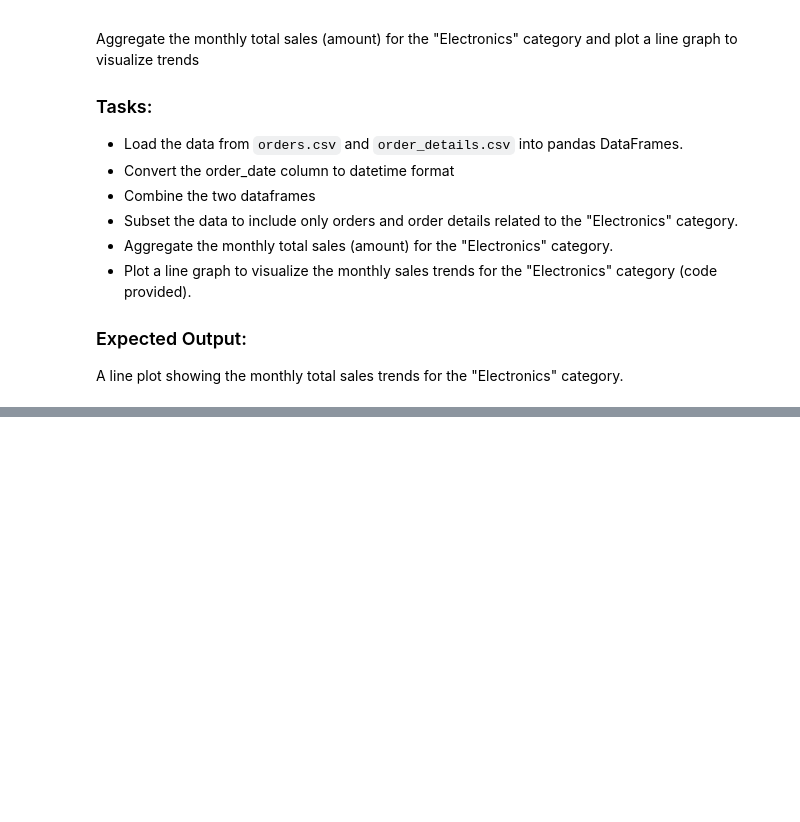
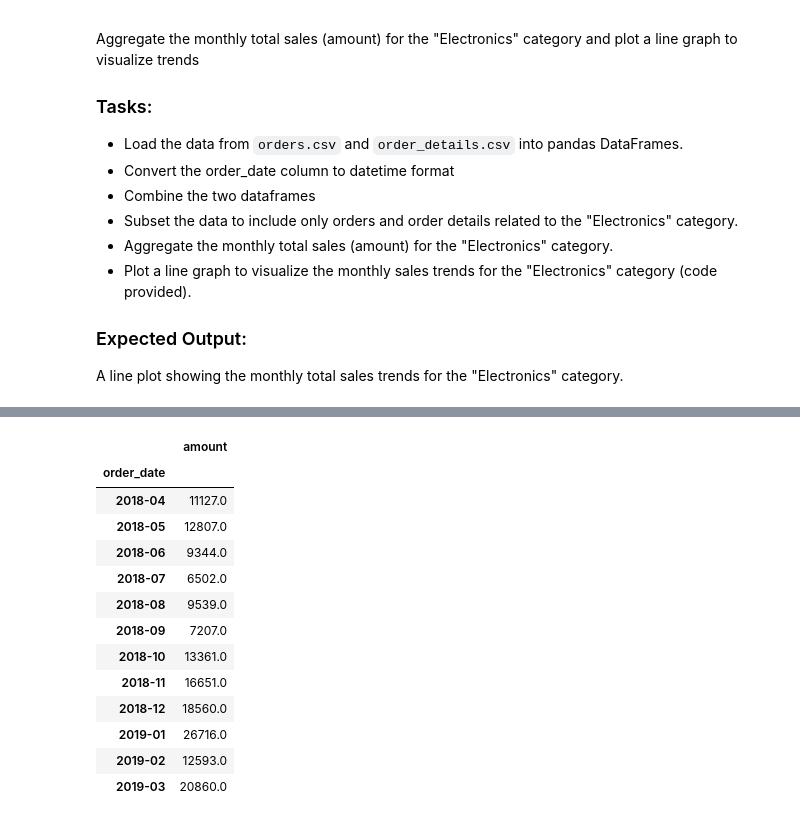
Before and after one commit to jamielatham15/codespaces-jupyter, a Jupyter notebook: notebooks/python-test.ipynb, the cells around one changed output, grey strips where cells are left out. Cells and saved outputs as stored; diff of their text form; code cells hidden in the pictures; blank space fills up the shorter version.

```diff
--- a/notebooks/python-test.ipynb
+++ b/notebooks/python-test.ipynb
@@ -39,0 +104,2 @@ monthly_sales =
+# %%
+eletronics_orders['order_date'] = eletronics_orders['order_date'].dt.strftime('%Y-%m')
@@ -39,0 +112,17 @@ monthly_sales =
+# %%
+eletronics_orders.groupby('order_date')[['amount']].sum()
+# %% [output]
+|  | amount |
+| order_date |  |
+| 2018-04 | 11127.0 |
+| 2018-05 | 12807.0 |
+| 2018-06 | 9344.0 |
+| 2018-07 | 6502.0 |
+| 2018-08 | 9539.0 |
+| 2018-09 | 7207.0 |
+| 2018-10 | 13361.0 |
+| 2018-11 | 16651.0 |
+| 2018-12 | 18560.0 |
+| 2019-01 | 26716.0 |
+| 2019-02 | 12593.0 |
+| 2019-03 | 20860.0 |
```
Also changed, not shown: parts of 14 cells of this notebook, 1 other file.
